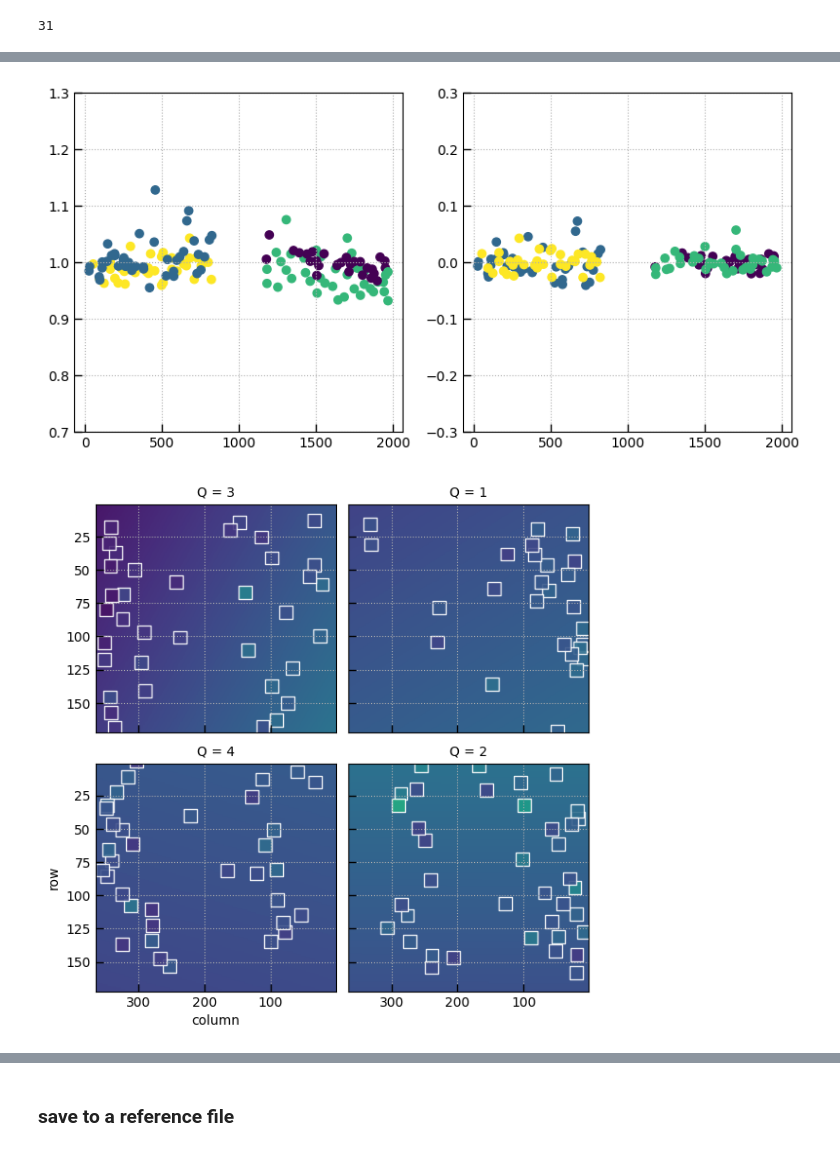
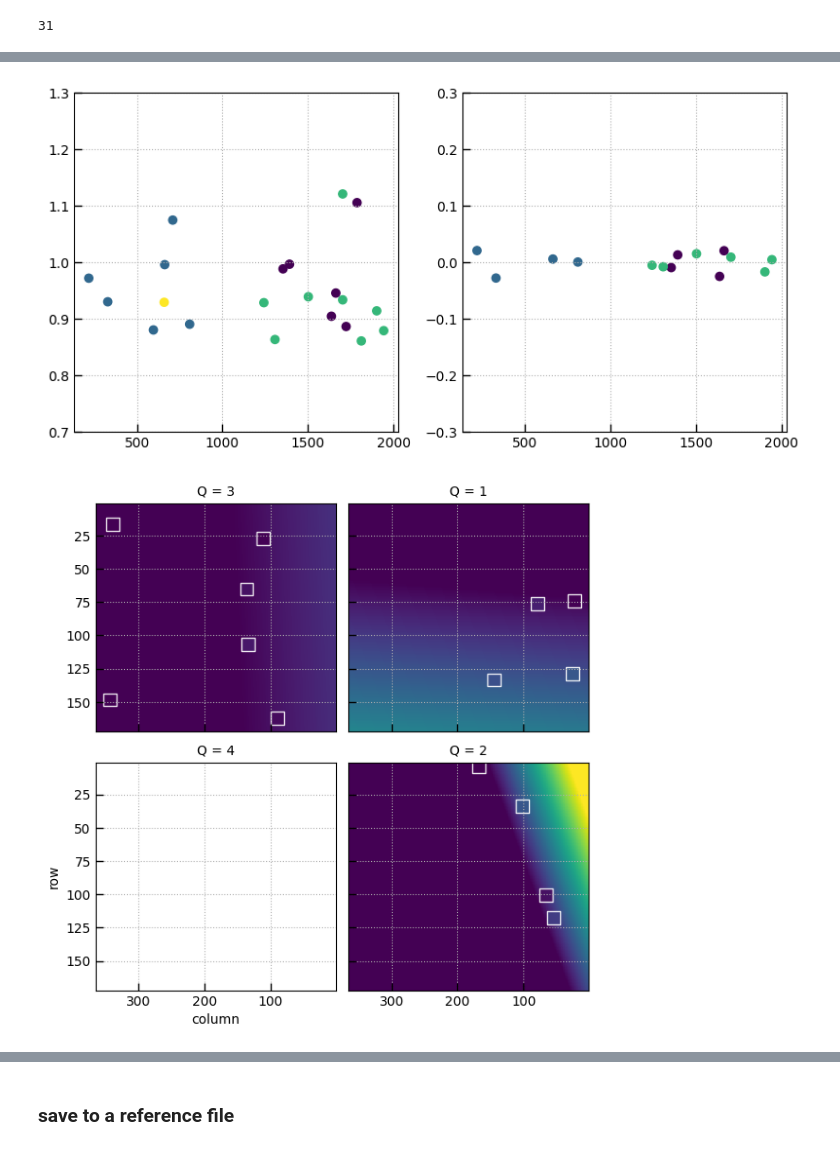
Before and after one commit to gbrammer/msaexp, a Jupyter notebook: docs/examples/empirical-bar-shadow.ipynb, the cells around one changed output, grey strips where cells are left out. Cells and saved outputs as stored; diff of their text form; code cells hidden in the pictures.

```diff
--- a/docs/examples/empirical-bar-shadow.ipynb
+++ b/docs/examples/empirical-bar-shadow.ipynb
@@ -116,6 +118,7 @@ for ik, k in enumerate(un.values):
                                              fix_prism_norm=False,
                                              pad_border=0,
                                              nod_offset=None,
+                                             sky_file=None,
                                             )
 
         # only by shutter
@@ -667,6 +673,10 @@ for i in range(sky_df):
         ax1 = axes1[q-1]
         ax2 = axes2[q-1]
         qi = (slit_data_info['quadrant'] == q) & valid
+        if qi.sum() == 0:
+            qrow = [np.nan, 0., 0.]
+            qrows.append(qrow)
+            continue
 
         qi &= (cratio > cratio[qi].min()) & (cratio < cratio[qi].max())
 
@@ -714,32 +724,32 @@ for i in range(sky_df):
         ax.set_ylabel('row')
 
     fig.tight_layout(pad=1)
     fig2.tight_layout(pad=1)
     for ax in axes0:
         ax.grid()
 
     f0.tight_layout(pad=1)
     crows.append(qrows)
 
     if i != 6:
         plt.close(); plt.close(); plt.close()
 # %% [output]
 spline coeff[0]
 spline coeff[1]
 spline coeff[2]
 spline coeff[3]
 spline coeff[4]
 spline coeff[5]
 spline coeff[6]
 spline coeff[7]
 spline coeff[8]
 spline coeff[9]
 spline coeff[10]
 spline coeff[11]
 ... (15 lines left out)
 spline coeff[27]
 spline coeff[28]
 spline coeff[29]
 spline coeff[30]
-[figure, old version]
+[figure, new version]
-[figure, old version]
+[figure, new version]
```
Also changed, not shown: parts of 19 cells of this notebook.
